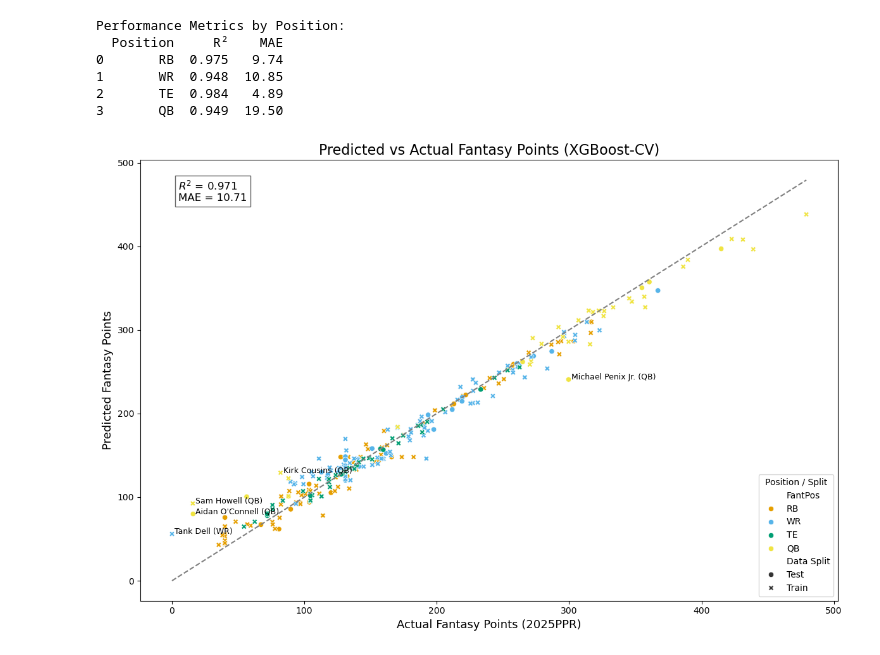
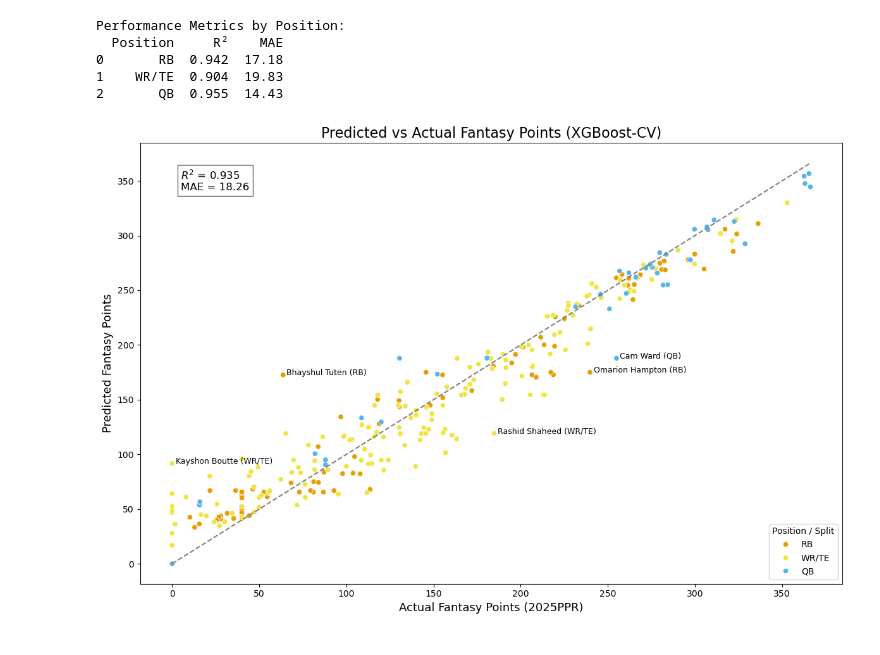
Before and after one commit to MoonData21/FantasyFootball2025Projections, a Jupyter notebook: FantasyFootball4.ipynb, the cells around one changed output. Drawn from its saved outputs; the diff is of its cells as text; code cells hidden in the pictures.

```diff
--- a/FantasyFootball4.ipynb
+++ b/FantasyFootball4.ipynb
@@ -12,6 +12,6 @@ from sklearn.metrics import r2_score, mean_absolute_error
 import numpy as np
 # %%
-combined_stats = pd.read_csv('Data/FantasyFootball_2025.csv')
+combined_stats = pd.read_csv('Data/2025FantasyFootballProjections2.csv')
 # %%
 combined_stats.head()
 # %% [output]
@@ -194,10 +224,10 @@ Performance Metrics by Position:
 # %%
-# Calculate metrics
-r2 = r2_score(all_predictions['2025PPR'], all_predictions['Predicted Fantasy Points'])
-mae = mean_absolute_error(all_predictions['2025PPR'], all_predictions['Predicted Fantasy Points'])
+# Compute R² and MAE for the whole dataset
+r2 = r2_score(all_predictions['ESPN2025PPR'], all_predictions['Predicted Fantasy Points'])
+mae = mean_absolute_error(all_predictions['ESPN2025PPR'], all_predictions['Predicted Fantasy Points'])
 
 # Calculate residuals
-all_predictions['Residual'] = np.abs(all_predictions['2025PPR'] - all_predictions['Predicted Fantasy Points'])
+all_predictions['Residual'] = np.abs(all_predictions['ESPN2025PPR'] - all_predictions['Predicted Fantasy Points'])
 
 # Get top 5 outliers
 top_outliers = all_predictions.nlargest(5, 'Residual')
@@ -205,9 +235,9 @@ top_outliers = all_predictions.nlargest(5, 'Residual')
 # Colorblind-friendly palette (Color Universal Design)
 color_palette = {
     'RB': '#E69F00',  # orange
-    'WR': '#56B4E9',  # blue
-    'TE': '#009E73',  # green
-    'QB': '#F0E442'   # yellow
+    'WR/TE': '#F0E442',  # blue
+    #'TE': '#009E73',  # green
+    'QB': '#56B4E9'   # yellow
 }
 
 # Plotting
@@ -215,7 +245,7 @@ plt.figure(figsize=(12, 8))
 
 sns.scatterplot(
     data=all_predictions,
-    x='2025PPR',
+    x='ESPN2025PPR',
     y='Predicted Fantasy Points',
     hue='FantPos',
     style='Data Split',
@@ -223,13 +253,13 @@ sns.scatterplot(
 )
 
 # Diagonal line for reference (perfect prediction)
-min_val = min(all_predictions['2025PPR'].min(), all_predictions['Predicted Fantasy Points'].min())
-max_val = max(all_predictions['2025PPR'].max(), all_predictions['Predicted Fantasy Points'].max())
+min_val = min(all_predictions['ESPN2025PPR'].min(), all_predictions['Predicted Fantasy Points'].min())
+max_val = max(all_predictions['ESPN2025PPR'].max(), all_predictions['Predicted Fantasy Points'].max())
 plt.plot([min_val, max_val], [min_val, max_val], ls="--", color='gray')
 
 # Annotate top residual outliers
 for _, row in top_outliers.iterrows():
-    plt.text(row['2025PPR'] + 2, row['Predicted Fantasy Points'],
+    plt.text(row['ESPN2025PPR'] + 2, row['Predicted Fantasy Points'],
              f"{row['Player']} ({row['FantPos']})", fontsize=9, color='black')
 
 # Labels and title
@@ -370,8 +469,8 @@ position_metrics = []
 
 for pos in all_predictions['FantPos'].unique():
     subset = all_predictions[all_predictions['FantPos'] == pos]
-    r2 = r2_score(subset['2025PPR'], subset['Predicted Fantasy Points'])
-    mae = mean_absolute_error(subset['2025PPR'], subset['Predicted Fantasy Points'])
+    r2 = r2_score(subset['ESPN2025PPR'], subset['Predicted Fantasy Points'])
+    mae = mean_absolute_error(subset['ESPN2025PPR'], subset['Predicted Fantasy Points'])
     position_metrics.append({'Position': pos, 'R²': round(r2, 3), 'MAE': round(mae, 2)})
 
 # Convert to DataFrame for easy viewing
@@ -382,17 +481,16 @@ print(position_metrics_df)
 # %% [output]
 Performance Metrics by Position:
   Position     R²    MAE
-0       RB  0.975   9.74
-1       WR  0.948  10.85
-2       TE  0.984   4.89
-3       QB  0.949  19.50
+0       RB  0.942  17.18
+1    WR/TE  0.904  19.83
+2       QB  0.955  14.43
 # %%
 # Calculate metrics
-r2 = r2_score(all_predictions['2025PPR'], all_predictions['Predicted Fantasy Points'])
-mae = mean_absolute_error(all_predictions['2025PPR'], all_predictions['Predicted Fantasy Points'])
+r2 = r2_score(all_predictions['ESPN2025PPR'], all_predictions['Predicted Fantasy Points'])
+mae = mean_absolute_error(all_predictions['ESPN2025PPR'], all_predictions['Predicted Fantasy Points'])
 
 # Calculate residuals
-all_predictions['Residual'] = np.abs(all_predictions['2025PPR'] - all_predictions['Predicted Fantasy Points'])
+all_predictions['Residual'] = np.abs(all_predictions['ESPN2025PPR'] - all_predictions['Predicted Fantasy Points'])
 
 # Get top 5 outliers
 top_outliers = all_predictions.nlargest(5, 'Residual')
@@ -400,9 +498,9 @@ top_outliers = all_predictions.nlargest(5, 'Residual')
 # Colorblind-friendly palette (Color Universal Design)
 color_palette = {
     'RB': '#E69F00',  # orange
-    'WR': '#56B4E9',  # blue
-    'TE': '#009E73',  # green
-    'QB': '#F0E442'   # yellow
+    'WR/TE': '#F0E442',  # blue
+    #'TE': '#009E73',  # green
+    'QB': '#56B4E9'   # yellow
 }
 
 # Plotting
@@ -410,36 +508,35 @@ plt.figure(figsize=(12, 8))
 
 sns.scatterplot(
     data=all_predictions,
-    x='2025PPR',
+    x='ESPN2025PPR',
     y='Predicted Fantasy Points',
     hue='FantPos',
-    style='Data Split',
     palette=color_palette
 )
 
 # Diagonal line for reference (perfect prediction)
-min_val = min(all_predictions['2025PPR'].min(), all_predictions['Predicted Fantasy Points'].min())
-max_val = max(all_predictions['2025PPR'].max(), all_predictions['Predicted Fantasy Points'].max())
+min_val = min(all_predictions['ESPN2025PPR'].min(), all_predictions['Predicted Fantasy Points'].min())
+max_val = max(all_predictions['ESPN2025PPR'].max(), all_predictions['Predicted Fantasy Points'].max())
 plt.plot([min_val, max_val], [min_val, max_val], ls="--", color='gray')
 
 # Annotate top residual outliers
 for _, row in top_outliers.iterrows():
-    plt.text(row['2025PPR'] + 2, row['Predicted Fantasy Points'],
+    plt.text(row['ESPN2025PPR'] + 2, row['Predicted Fantasy Points'],
              f"{row['Player']} ({row['FantPos']})", fontsize=9, color='black')
 
 # Labels and title
 plt.title('Predicted vs Actual Fantasy Points (XGBoost-CV)', fontsize=16)
 plt.xlabel('Actual Fantasy Points (2025PPR)', fontsize=13)
 plt.ylabel('Predicted Fantasy Points', fontsize=13)
 
 # Display R² and MAE on the plot
 plt.text(min_val + 5, max_val - 25,
          f"$R^2$ = {r2:.3f}\nMAE = {mae:.2f}",
          fontsize=12, bbox=dict(facecolor='white', alpha=0.6))
 
 # Legend and layout
 plt.legend(title='Position / Split', loc='lower right')
 plt.tight_layout()
 plt.show()
 # %% [output]
-[figure, old version]
+[figure, new version]
```
Also changed, not shown: parts of 16 cells of this notebook.
